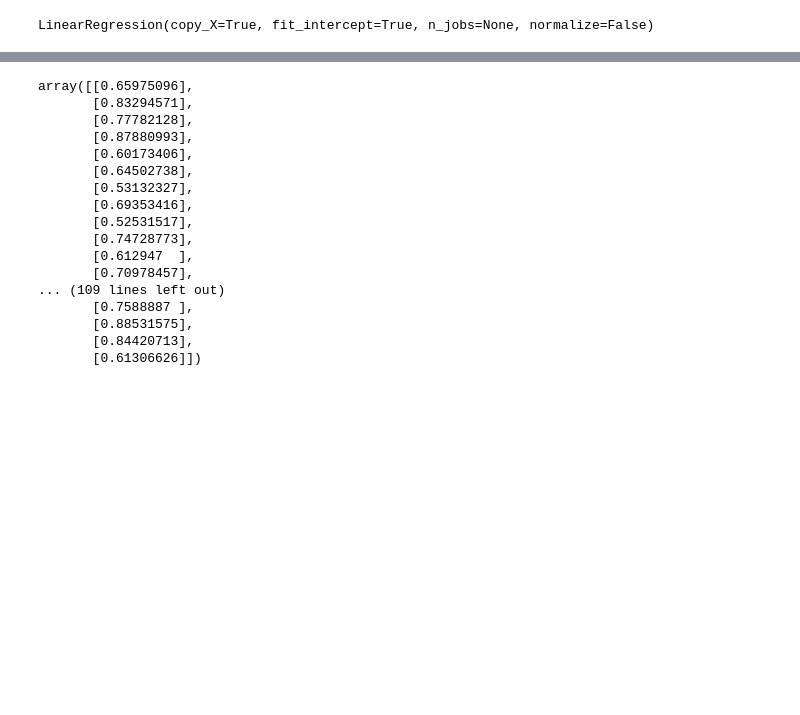
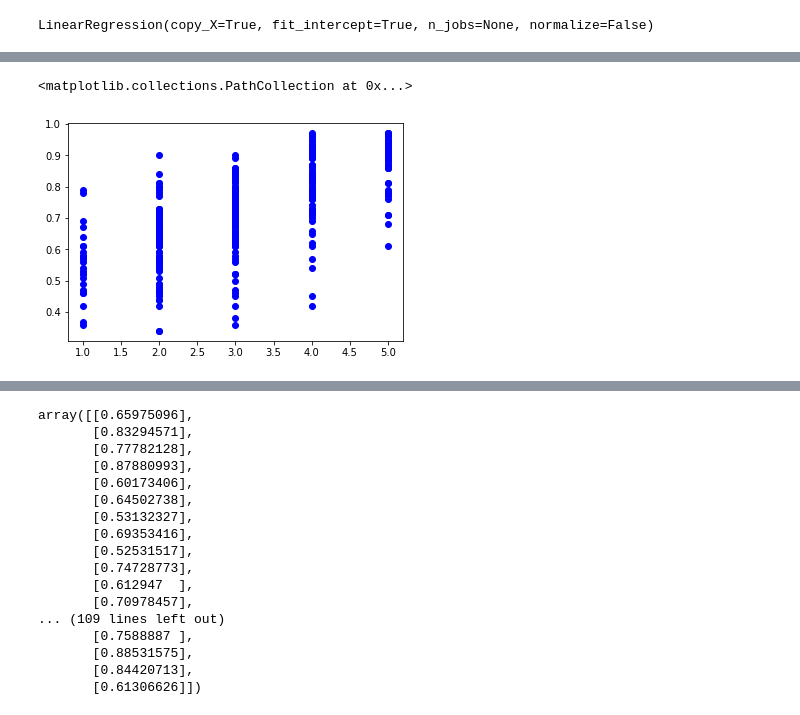
Before and after one commit to aadityadamle/Admit-Prediction, a Jupyter notebook: Admit_Prediction.ipynb, the cells around one changed output, grey strips where cells are left out. Drawn from its saved outputs; the diff is of its cells as text; code cells hidden in the pictures; blank space fills up the shorter version.

```diff
--- a/Admit_Prediction.ipynb
+++ b/Admit_Prediction.ipynb
@@ -81,0 +87,5 @@ LinearRegression(copy_X=True, fit_intercept=True, n_jobs=None, normalize=False)
+# %%
+plt.scatter(X_train["University Rating"],Y_train, color = "blue")
+# %% [output]
+<matplotlib.collections.PathCollection at 0x...>
+[figure, added]
```
Also changed, not shown: parts of 7 cells of this notebook.
